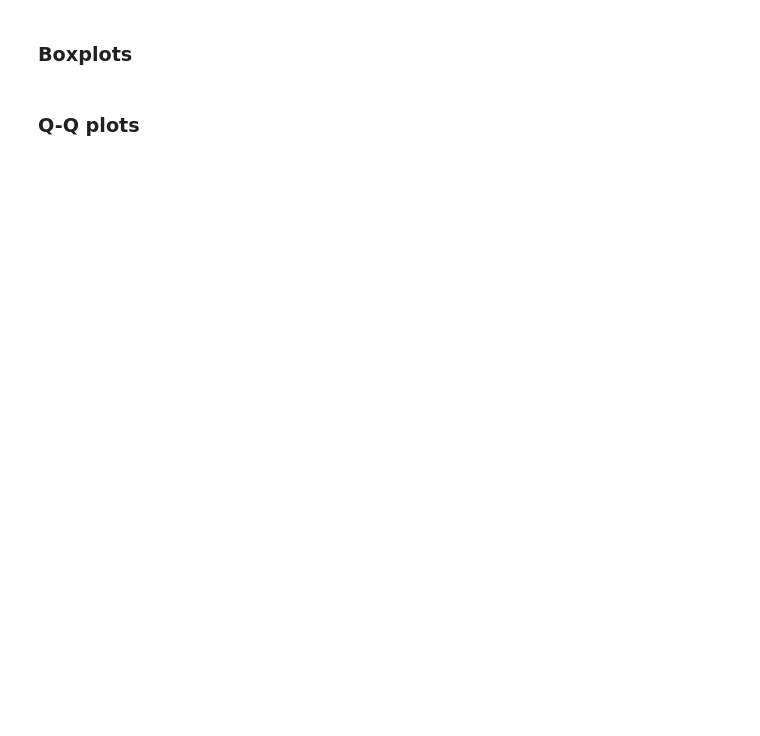
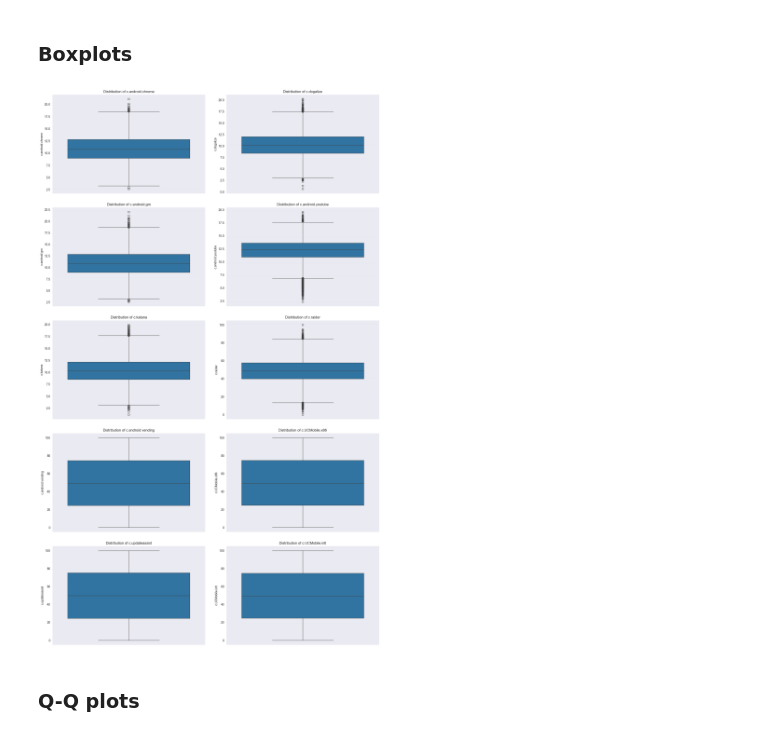
Before and after one commit to MBabiar/IAU-Project, a Jupyter notebook: src/main.ipynb, the cells around one changed output. Drawn from its saved outputs; the diff is of its cells as text; code cells hidden in the pictures; blank space fills up the shorter version.

```diff
--- a/src/main.ipynb
+++ b/src/main.ipynb
@@ -723,2 +750,15 @@ plt.show()
+# %%
+_, axes = plt.subplots(5, 2, figsize=(16, 26))
+
+for i in range(len(all_data_connections)):
+    sns.boxplot(all_data_connections[i], ax=axes[i // 2, i % 2])
+    axes[i // 2, i % 2].set_title(f"Distribution of {all_str_connections[i]}")
+    axes[i // 2, i % 2].grid(True, alpha=0.3)
+
+# Adjust the layout
+plt.tight_layout(w_pad=3, h_pad=3)
+plt.show()
+# %% [output]
+[figure, added]
 # %% [markdown]
 ### Q-Q plots
```
Also changed, not shown: parts of 45 cells of this notebook.
